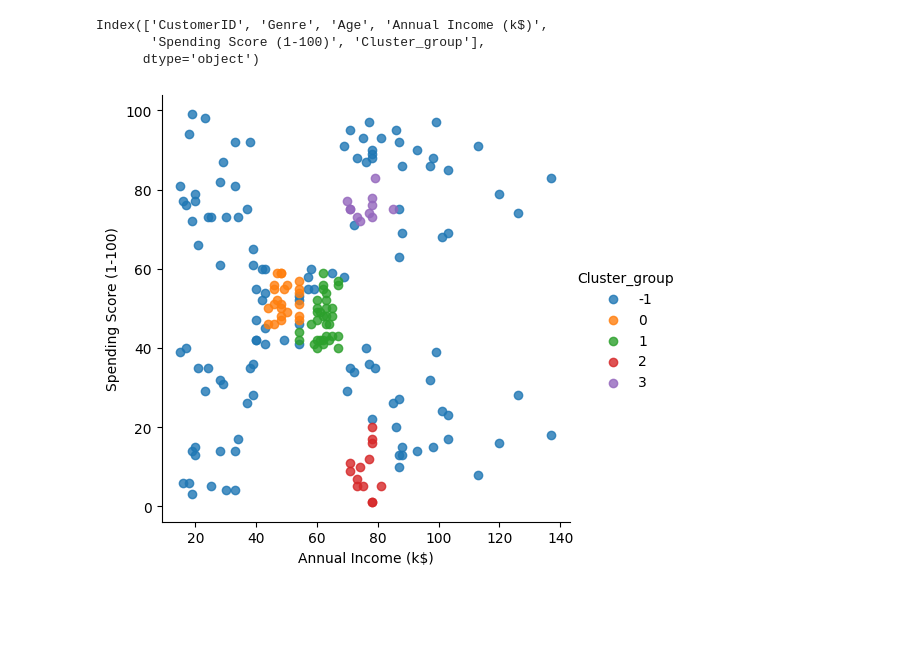
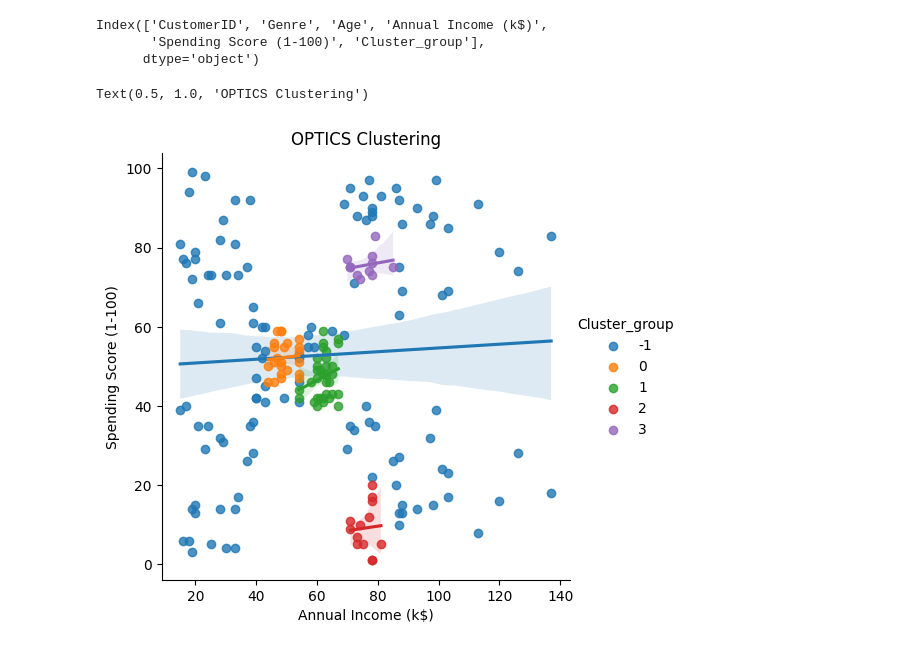
Before and after one commit to Kuppusamy104/Machine-Learning, a Jupyter notebook: 11.ML Clustering/8.OPTICS Clustering.ipynb, the cells around one changed output. Drawn from its saved outputs; the diff is of its cells as text; code cells hidden in the pictures; blank space fills up the shorter version.

Commit message:
ML Clustering Algorithms
ML Clustering Algorithms

```diff
--- a/11.ML Clustering/8.OPTICS Clustering.ipynb
+++ b/11.ML Clustering/8.OPTICS Clustering.ipynb
@@ -42,15 +43,3 @@ array([[ 15,  39],
        [126,  74],
        [137,  18],
        [137,  83]])
-# %%
-from sklearn.cluster import KMeans
-list1 = []
-for i in range(1, 11):
-    kmeans = KMeans(n_clusters = i, init = 'k-means++', random_state = 42)
-    kmeans.fit(X)
-    list1.append(kmeans.inertia_)
-plt.plot(range(1,11), list1)
-plt.title('The Elbow Method')
-plt.xlabel('Number of clusters')
-plt.ylabel('WCSS')
-plt.show()
@@ -121,7 +106,10 @@ Index(['CustomerID', 'Genre', 'Age', 'Annual Income (k$)',
       dtype='object')
 # %%
 import seaborn as sns
-facet = sns.lmplot(data=supervised, x=supervised.columns[3], y=supervised.columns[4], hue=supervised.columns[5],
-                   fit_reg=False, legend=True, legend_out=True)
+#facet = sns.lmplot(data=supervised, x=supervised.columns[3], y=supervised.columns[4], hue=supervised.columns[5], fit_reg=False, legend=True, legend_out=True)
+facet_kws = {'sharex': False, 'sharey': False, 'legend_out': True}
+facet = sns.lmplot(data=supervised, x=supervised.columns[3], y=supervised.columns[4], hue=supervised.columns[5], facet_kws=facet_kws)
+plt.title('OPTICS Clustering')
 # %% [output]
+Text(0.5, 1.0, 'OPTICS Clustering')
-[figure, old version]
+[figure, new version]
```
Also changed, not shown: parts of 4 cells of this notebook, 8 other files.
